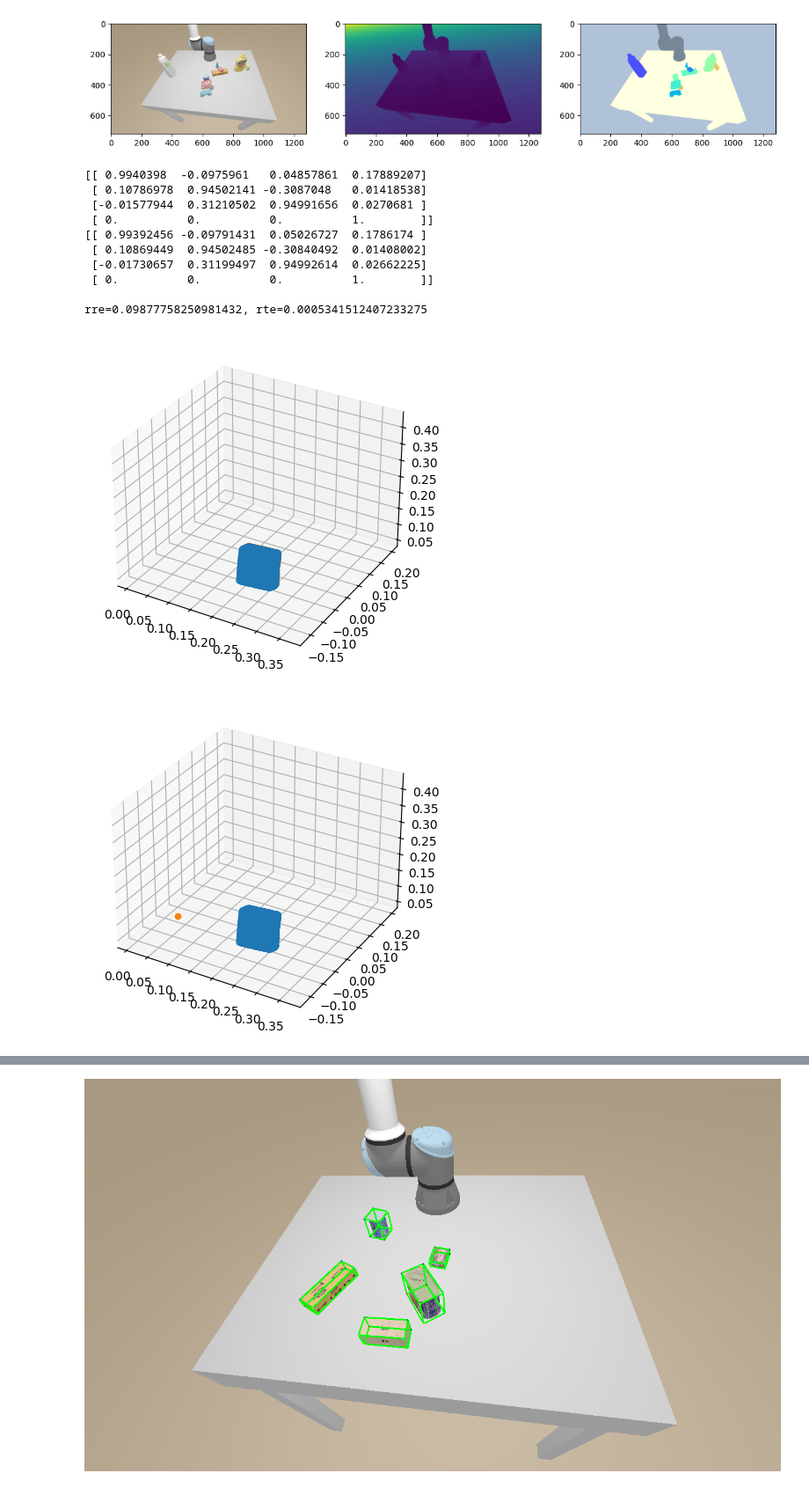
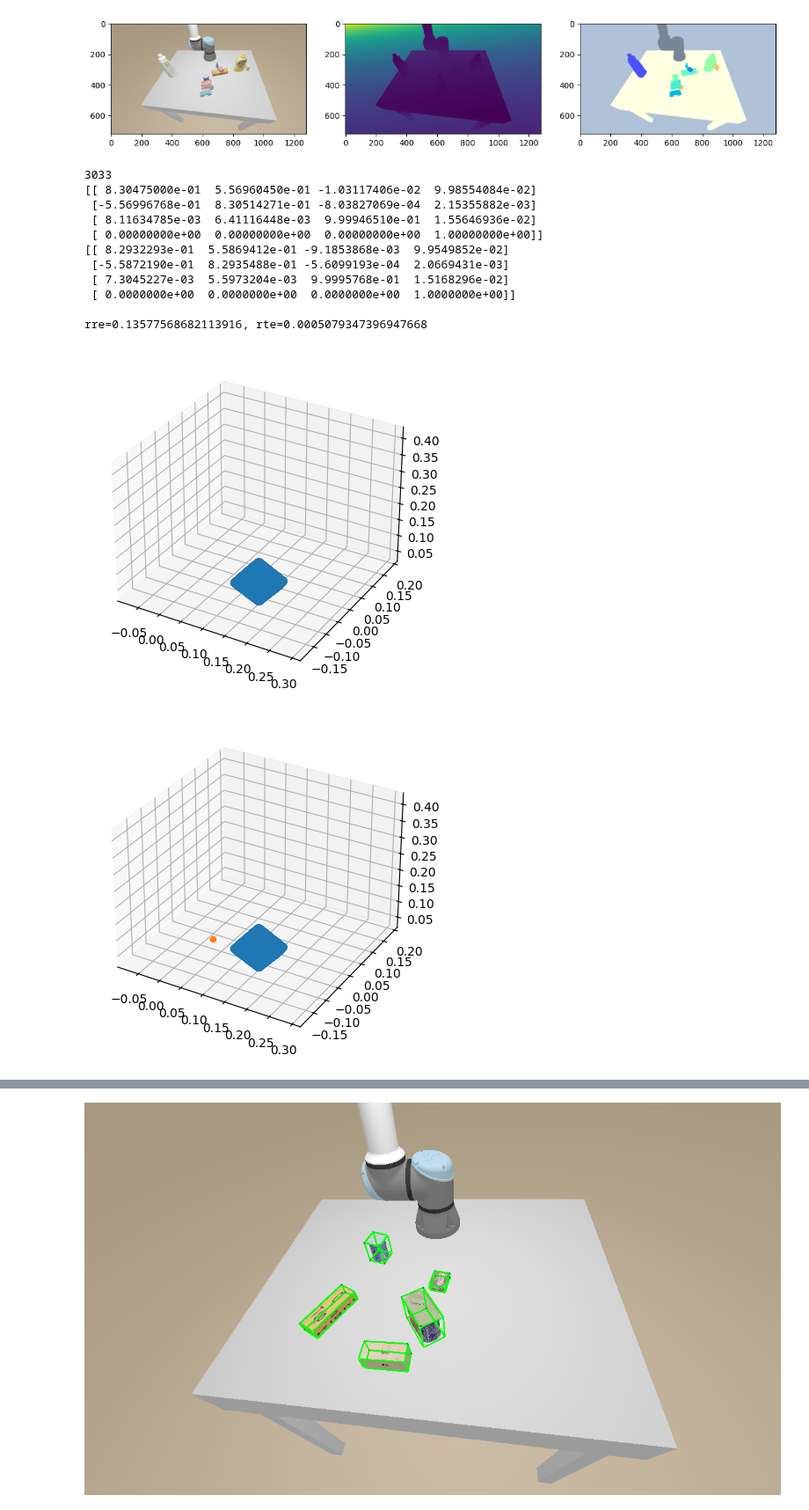
Before and after one commit to ArmanOmmid/ArchExp275, a Jupyter notebook: icp.ipynb, the cells around one changed output, grey strips where cells are left out. Shown at 88% size. Drawn from its saved outputs; the diff is of its cells as text; code cells hidden in the pictures.

```diff
--- a/icp.ipynb
+++ b/icp.ipynb
@@ -62,20 +61,15 @@ plt.imshow(COLOR_PALETTE[label])  # draw colorful segmentation
 # %% [output]
 <matplotlib.image.AxesImage at 0x...>
 [figure]
-# %%
-def back_project(depth, meta, world=True):
-    intrinsic = meta['intrinsic']
-    R_extrinsic = meta["extrinsic"][:3, :3]
-    T_extrinsic = meta["extrinsic"][:3, 3]
-
-    z = depth
-    v, u = np.indices(z.shape)
-    uv1 = np.stack([u + 0.5, v + 0.5, np.ones_like(z)], axis=-1)
-    points = uv1 @ np.linalg.inv(intrinsic).T * z[..., None]  # [H, W, 3]
-    if world:
-        points = (points - T_extrinsic) @ R_extrinsic
-    return points
 # %%
+selection = 2, 5, 6
+scene = data[selection]
+
+rgb = scene["color"]()
+depth = scene["depth"]()
+label = scene["label"]()
+meta = scene["meta"]
+
 back_projection = back_project(depth, meta, world=True)
 
 item = 4
@@ -86,45 +80,49 @@ obj_pnts = back_projection[indices]
 obj_rgb = rgb[indices]
 
 NUM_POINTS = len(obj_pnts)
+print(NUM_POINTS)
 SAMPLES = NUM_POINTS # NUM_POINTS # 20_000
 
 mesh = data.get_mesh(obj_id)
 source_pcd, faces = trimesh.sample.sample_surface(mesh, SAMPLES)
 
-source_pcd = source_pcd * meta["scales"][obj_id]
-target_pcd = obj_pnts # Back Projected
+source_pcd = source_pcd # * meta["scales"][obj_id]
+target_pcd = obj_pnts / meta["scales"][obj_id] # Back Projected
 
 scale = 0.1
 translate = np.mean(obj_pnts, axis=0)
 
 attempts = 10
 # Visualization
 T = icp(source_pcd, target_pcd, attempts=attempts)
 
 print(T)
 gt_T = meta["poses_world"][obj_id]
 print(gt_T)
 print("")
 
 rre = np.rad2deg(compute_rre(T[:3, :3], gt_T[:3, :3]))
 rte = compute_rte(T[:3, 3], gt_T[:3, 3])
 print(f"rre={rre}, rte={rte}")
 
 compare_points(source_pcd @ T[:3, :3].T + T[:3, 3], target_pcd, scale=scale, translate=translate)
+
+# These are individual plots and will also point at the origin (stray points)
 compare_points(source_pcd @ T[:3, :3].T + T[:3, 3], np.zeros((1, 3)), scale=scale, translate=translate)
 compare_points(np.zeros((1, 3)), target_pcd, scale=scale, translate=translate)
 
 compare_points(source_pcd @ gt_T[:3, :3].T + gt_T[:3, 3], target_pcd,  scale=scale, translate=translate)
 # %% [output]
-[[ 0.9940398  -0.0975961   0.04857861  0.17889207]
- [ 0.10786978  0.94502141 -0.3087048   0.01418538]
- [-0.01577944  0.31210502  0.94991656  0.0270681 ]
- [ 0.          0.          0.          1.        ]]
-[[ 0.99392456 -0.09791431  0.05026727  0.1786174 ]
- [ 0.10869449  0.94502485 -0.30840492  0.01408002]
- [-0.01730657  0.31199497  0.94992614  0.02662225]
- [ 0.          0.          0.          1.        ]]
+3033
+[[ 8.30475000e-01  5.56960450e-01 -1.03117406e-02  9.98554084e-02]
+ [-5.56996768e-01  8.30514271e-01 -8.03827069e-04  2.15355882e-03]
+ [ 8.11634785e-03  6.41116448e-03  9.99946510e-01  1.55646936e-02]
+ [ 0.00000000e+00  0.00000000e+00  0.00000000e+00  1.00000000e+00]]
+[[ 8.2932293e-01  5.5869412e-01 -9.1853868e-03  9.9549852e-02]
+ [-5.5872190e-01  8.2935488e-01 -5.6099193e-04  2.0669431e-03]
+ [ 7.3045227e-03  5.5973204e-03  9.9995768e-01  1.5168296e-02]
+ [ 0.0000000e+00  0.0000000e+00  0.0000000e+00  1.0000000e+00]]
 
-rre=0.09877758250981432, rte=0.0005341512407233275
+rre=0.13577568682113916, rte=0.0005079347396947668
-[figure, old version]
+[figure, new version]
-[figure, old version]
+[figure, new version]
```
Also changed, not shown: parts of 3 cells of this notebook, 1 other file.
